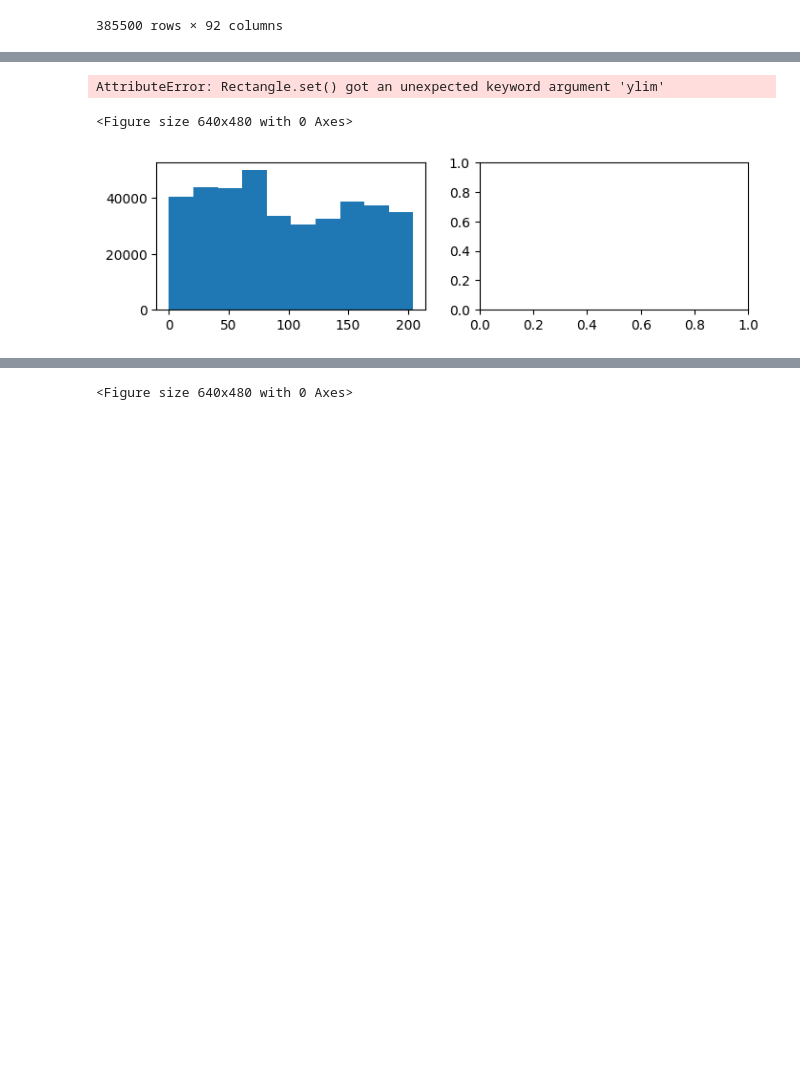
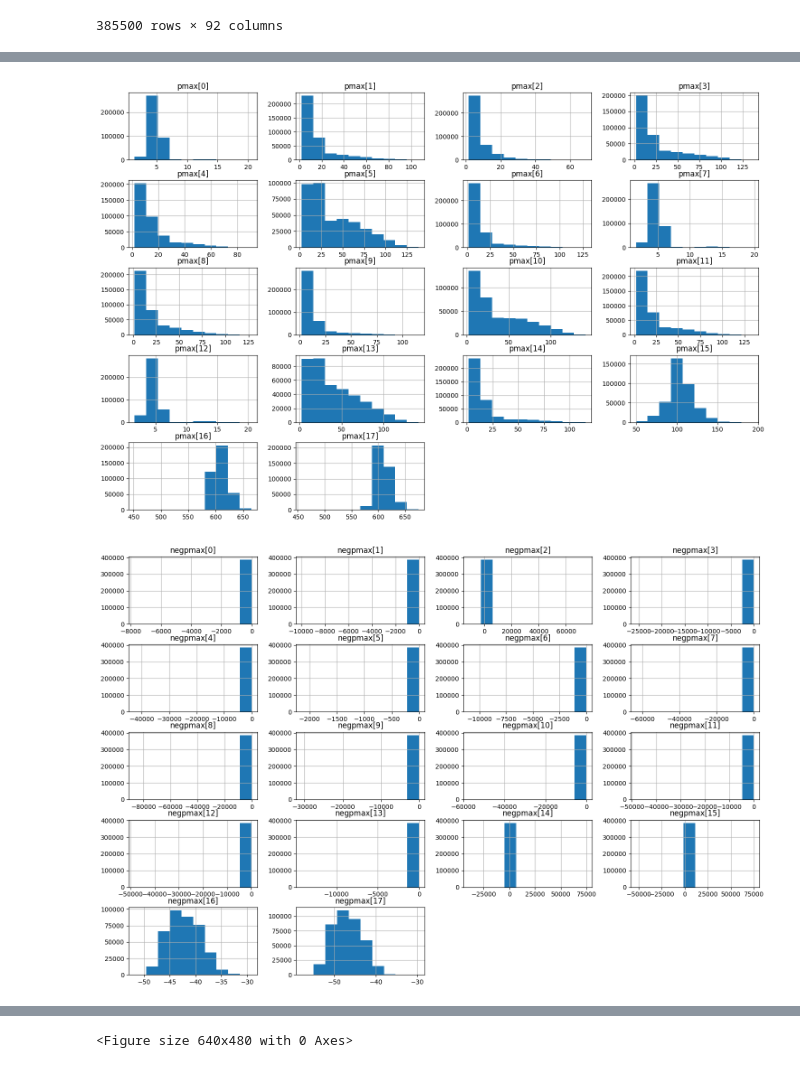
Before and after one commit to marcomag416/dslWinterProject, a Jupyter notebook: dslWinterProject.ipynb, the cells around one changed output, grey strips where cells are left out. Cells and saved outputs as stored; diff of their text form; code cells hidden in the pictures; blank space fills up the shorter version.

```diff
--- a/dslWinterProject.ipynb
+++ b/dslWinterProject.ipynb
@@ -62,8 +47,13 @@ for columnTitle in columnTitles:
-# %%
-plt.figure()
-ax = dataset.hist(bins=10, column=["tmax[0]", "tmax[1]"], figsize=(8,2), ylim=30000)
-plt.savefig("tmax_distribution_comparison.pdf", format="pdf")
-# %% [output]
-AttributeError: Rectangle.set() got an unexpected keyword argument 'ylim'
-<Figure size 640x480 with 0 Axes>
-[figure, removed]
+# %%
+def generateColumnsNames(title, ignore=[]):
+    out = []
+    for i in range(0, 18):
+        if(not i in ignore):
+            out.append( title + "[" + str(i) + "]" )
+    return out
+
+columnTitles = ["tmax","pmax", "negpmax", "area"]
+for columnTitle in columnTitles:
+    columns = generateColumnsNames(columnTitle)
+    dataset.hist(bins=10, column=columns, figsize=(18,12))
+# %% [output]
@@ -69,0 +61,2 @@ AttributeError: Rectangle.set() got an unexpected keyword argument 'ylim'
+[figure, added]
+[figure, added]
```
Also changed, not shown: parts of 8 cells of this notebook, 26 other files.
